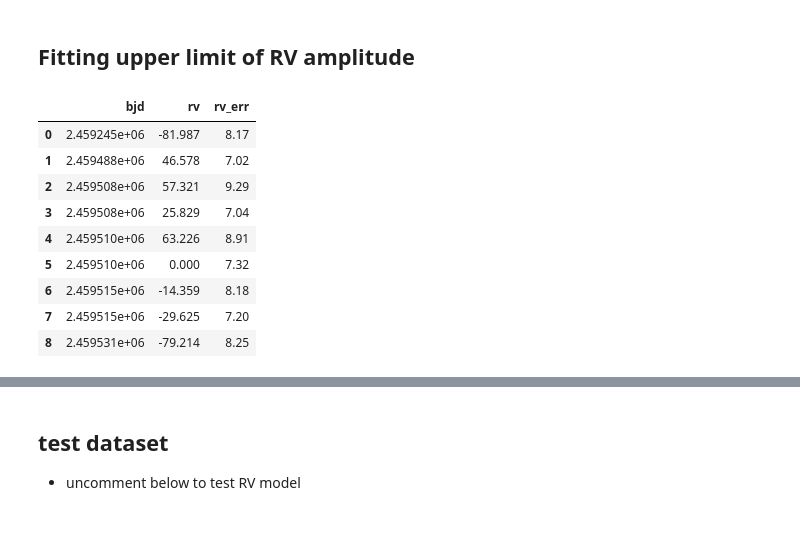
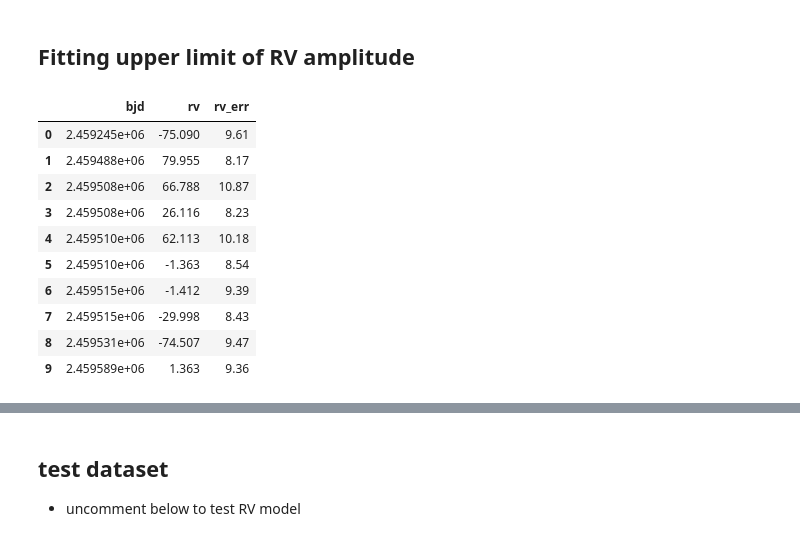
Before and after one commit to jpdeleon/toi1696, a Jupyter notebook: notebooks/RV_fit_mass_upper_limit_final.ipynb, the cells around one changed output, grey strips where cells are left out. Drawn from its saved outputs; the diff is of its cells as text; code cells hidden in the pictures.

```diff
--- a/notebooks/RV_fit_mass_upper_limit_final.ipynb
+++ b/notebooks/RV_fit_mass_upper_limit_final.ipynb
@@ -38,26 +38,27 @@ def fold_index(time, period, tc=0):
 # %%
 import pandas as pd
 
-band = 'all'
+band = 'h'
 # fp = "../data/rv/TOI1696_rv_all.dat"
 fp = f"../data/rv/TOI1696_rv_{band}_new.dat"
 df = pd.read_csv(fp,
 #                  skiprows=[1] # <------------------first datapoint is 243 d apart from rest!
                 )
 df['rv'] = df['rv']*1000
 df['rv_err'] = df['rv_err']*1000
 df
 # %% [output]
 |  | bjd | rv | rv_err |
-| 0 | 2.459245e+06 | -81.987 | 8.17 |
-| 1 | 2.459488e+06 | 46.578 | 7.02 |
-| 2 | 2.459508e+06 | 57.321 | 9.29 |
-| 3 | 2.459508e+06 | 25.829 | 7.04 |
-| 4 | 2.459510e+06 | 63.226 | 8.91 |
-| 5 | 2.459510e+06 | 0.000 | 7.32 |
-| 6 | 2.459515e+06 | -14.359 | 8.18 |
-| 7 | 2.459515e+06 | -29.625 | 7.20 |
-| 8 | 2.459531e+06 | -79.214 | 8.25 |
+| 0 | 2.459245e+06 | -75.090 | 9.61 |
+| 1 | 2.459488e+06 | 79.955 | 8.17 |
+| 2 | 2.459508e+06 | 66.788 | 10.87 |
+| 3 | 2.459508e+06 | 26.116 | 8.23 |
+| 4 | 2.459510e+06 | 62.113 | 10.18 |
+| 5 | 2.459510e+06 | -1.363 | 8.54 |
+| 6 | 2.459515e+06 | -1.412 | 9.39 |
+| 7 | 2.459515e+06 | -29.998 | 8.43 |
+| 8 | 2.459531e+06 | -74.507 | 9.47 |
+| 9 | 2.459589e+06 | 1.363 | 9.36 |
 # %%
 #first data points is 243 days apart from the rest
 df.bjd.diff()
```
Also changed, not shown: parts of 26 cells of this notebook, 4 other files.
